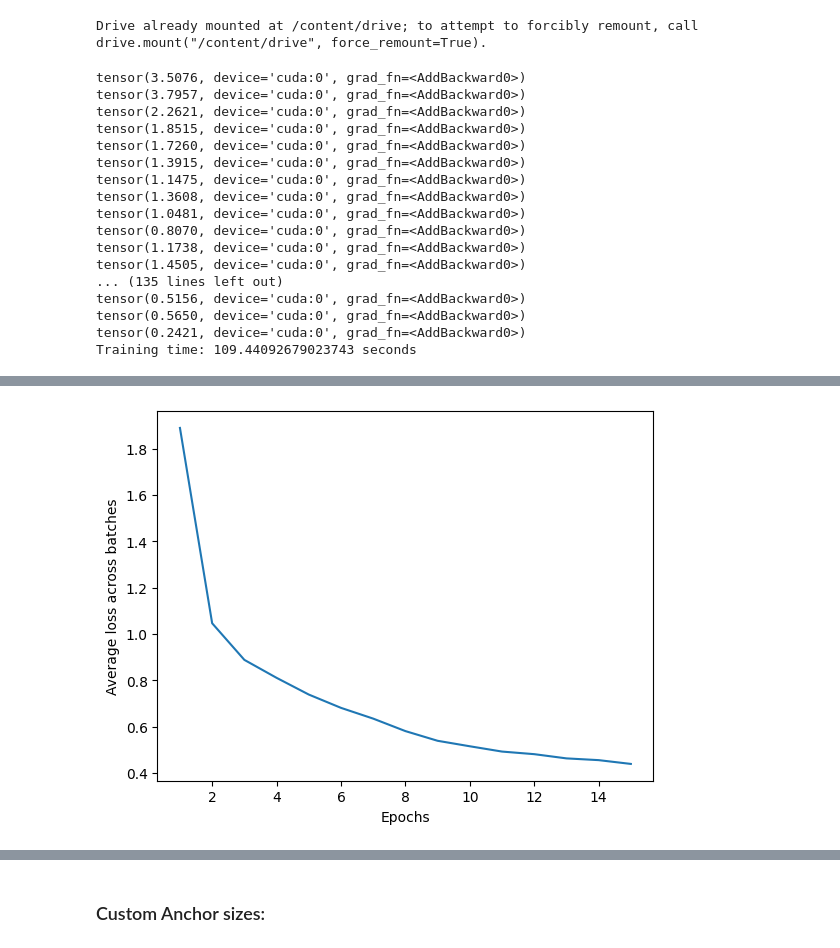
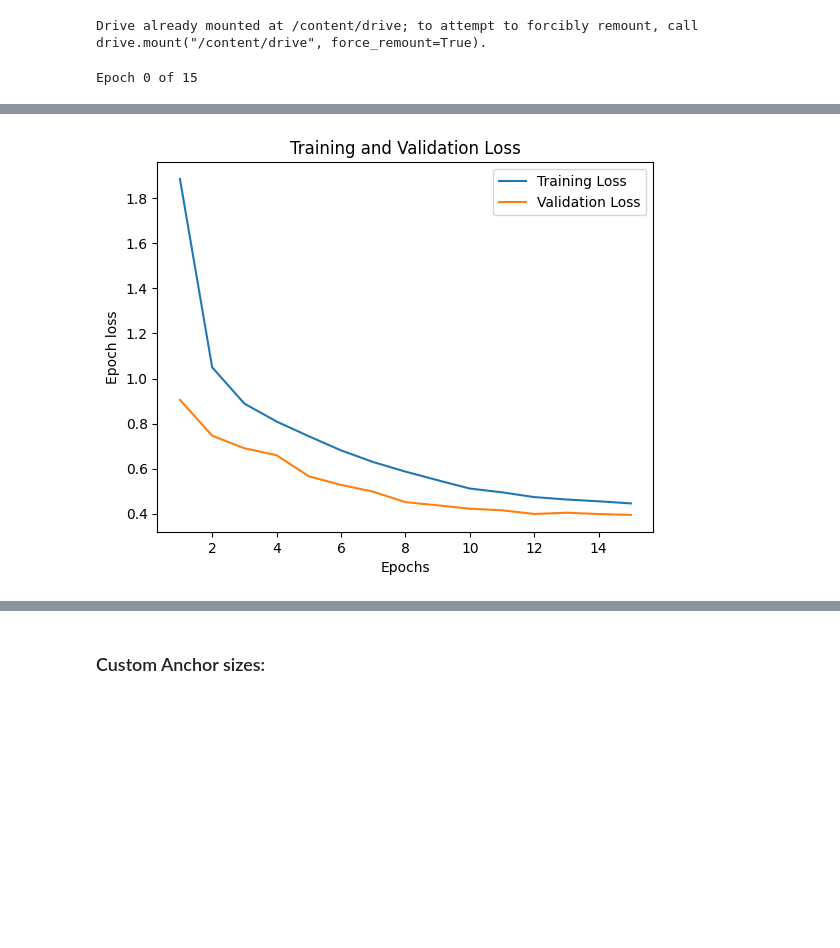
Before and after one commit to Amy-RT/Faster-R-CNN-Custom-Backbones, a Jupyter notebook: UoL Final Project based on CM3015 template "deep learning on public dataset".ipynb, the cells around one changed output, grey strips where cells are left out. Saved outputs shown, nothing was run; the diff lists cells and outputs as text; code cells hidden in the pictures; blank space fills up the shorter version.

Commit message:
Add calculation of validation loss to train_model()

```diff
--- a/UoL Final Project based on CM3015 template "deep learning on public dataset".ipynb
+++ b/UoL Final Project based on CM3015 template "deep learning on public dataset".ipynb
@@ -133,20 +198,25 @@ import time
 
 #CONTINUE WATCHING THIS VIDEO
 #https://pytorch.org/tutorials/beginner/introyt/trainingyt.html
+
 def train_model(num_epochs: int,
                 train_dataset: torch.utils.data.DataLoader,
+                val_dataset: torch.utils.data.DataLoader,
                 model: torchvision.models.detection,
                 optimizer: torch.optim) -> None:
   """Trains the model for the specified number of epochs
 
     Calls function train_batch to train the model on each batch in an epoch.
+    Validation loss is calculated at the end of each epoch
     Training time is recorded for the purposes of evaluation.
-    Epoch loss is calculates as the average of
+    Epoch loss is calculates as the average training loss across batches
 
     Args:
         num_epochs: the number of epochs to train for,
 
-        train_dataset: the PyTorch DataLoader for the training set
+        train_dataset: the PyTorch DataLoader for the training set,
+
+        val_dataset: the PyTorch DataLoader for the validation set,
 
         model: the instance of the PyTorch model
 
@@ -158,21 +228,34 @@ def train_model(num_epochs: int,
     Raises:
         None
     """
+
   start_time = time.time()
+  # track losses across each epoch ready to produce graph
   training_losses = []
+  val_losses = []
   for epoch in range(num_epochs):
-      epoch_loss = 0
+      # simple progress monitor
+      print(f'Epoch {epoch} of {num_epochs}')
+      # Keep running total of batch losses ready to take average across epoch
+      epoch_loss_train = 0
       for batch in train_dataset:
-        batch_loss = train_batch(batch, model, optimizer)
-        epoch_loss += batch_loss
+        batch_training_loss = train_batch(batch, model, optimizer)
+        epoch_loss_train += batch_training_loss
+
       # divide total epoch loss by the total number of batches per epoch
-      training_losses.append(epoch_loss/len(train_dataset))
+      epoch_training_loss = epoch_loss_train/len(train_dataset)
+      training_losses.append(epoch_training_loss)
+      print(f'Epoch Training loss: {epoch_training_loss}')
+
+      val_loss = evaluate_loss(model, val_dataset_loader)
+      val_losses.append(val_loss)
+      print(f'Epoch Validation loss: {val_loss}')
 
 
   end_time = time.time()
   execution_time = end_time - start_time
   print(f'Training time: {execution_time} seconds')
-  plot_loss([i+1 for i in range(num_epochs)], training_losses)
+  plot_loss([i+1 for i in range(num_epochs)], training_losses, val_losses)
 
           #memory management
           # images = [ t.cpu() for t in images]
@@ -681,15 +759,14 @@ dataset = UAVImageDataset(data_dir_imgs=image_folder_path, data_dir_targets=labe
 from torch.utils.data import random_split
 
 #TO DO: MULTIPLE VALIDATION SETS ?
-train_dataset, test_dataset = random_split(dataset, [0.8, 0.2])
-# train_dataset, val_dataset, test_dataset = random_split(dataset, [0.8, 0.1, 0.1])
+train_dataset, val_dataset, test_dataset = random_split(dataset, [0.8, 0.1, 0.1])
 # %%
 #VISUALISE DATA AS SANITY CHECK
 # %%
 #set shuffle to True so that the training of the model is not dependent on the order of the data
 #only have shuffle=False for validation/testing and inference
 train_dataset = torch.utils.data.DataLoader(train_dataset, collate_fn=lambda x: x, batch_size=16, shuffle=True, pin_memory=True)
-# val_dataset_loader = torch.utils.data.DataLoader(val_dataset, collate_fn=lambda x: x, batch_size=16)
+val_dataset_loader = torch.utils.data.DataLoader(val_dataset, collate_fn=lambda x: x, batch_size=16)
 test_dataset_loader = torch.utils.data.DataLoader(test_dataset, collate_fn=lambda x: x, batch_size=16)
 # %%
 #model = torchvision.models.detection.fasterrcnn_resnet50_fpn(pretrained=True) #- 0.1568 mAP50
@@ -716,22 +793,6 @@ optimizer = torch.optim.SGD(model.parameters() , lr=0.0005, momentum=0.9, weight
 #optimizer = torch.optim.Adam(model.parameters(), lr=0.0005, weight_decay=0.0005)
 num_epochs = 15
 # %%
-train_model(num_epochs, train_dataset, model, optimizer)
+train_model(num_epochs, train_dataset, val_dataset_loader, model, optimizer)
 # %% [output]
-tensor(3.5076, device='cuda:0', grad_fn=<AddBackward0>)
-tensor(3.7957, device='cuda:0', grad_fn=<AddBackward0>)
-tensor(2.2621, device='cuda:0', grad_fn=<AddBackward0>)
-tensor(1.8515, device='cuda:0', grad_fn=<AddBackward0>)
-tensor(1.7260, device='cuda:0', grad_fn=<AddBackward0>)
-tensor(1.3915, device='cuda:0', grad_fn=<AddBackward0>)
-tensor(1.1475, device='cuda:0', grad_fn=<AddBackward0>)
-tensor(1.3608, device='cuda:0', grad_fn=<AddBackward0>)
-tensor(1.0481, device='cuda:0', grad_fn=<AddBackward0>)
-tensor(0.8070, device='cuda:0', grad_fn=<AddBackward0>)
-tensor(1.1738, device='cuda:0', grad_fn=<AddBackward0>)
-tensor(1.4505, device='cuda:0', grad_fn=<AddBackward0>)
-... (135 lines left out)
-tensor(0.5156, device='cuda:0', grad_fn=<AddBackward0>)
-tensor(0.5650, device='cuda:0', grad_fn=<AddBackward0>)
-tensor(0.2421, device='cuda:0', grad_fn=<AddBackward0>)
-Training time: 109.44092679023743 seconds
+Epoch 0 of 15
@@ -738 +816 @@ Training time: 109.44092679023743 seconds
-[figure, old version]
+[figure, new version]
```
Also changed, not shown: parts of 22 cells of this notebook.
